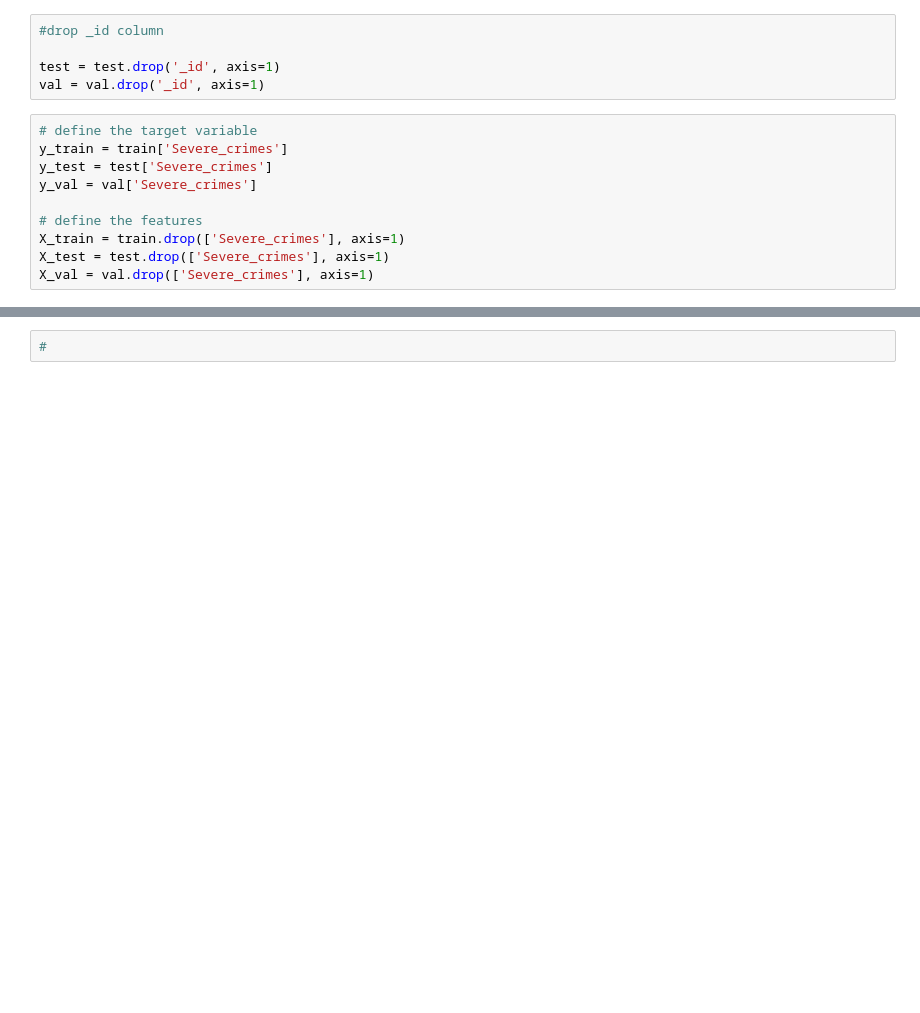
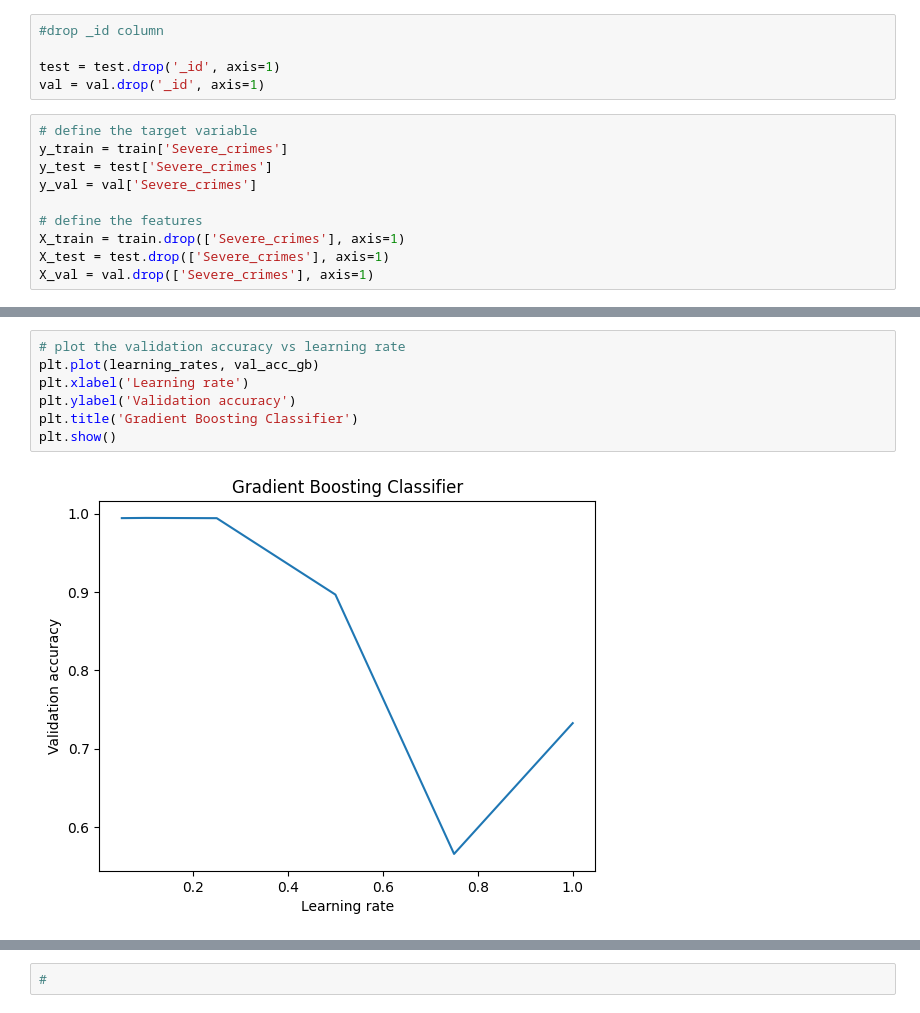
Before and after one commit to wdy908110776/ADAN8888-project-DW, a Jupyter notebook: notebooks/Week9.ipynb, the cells around one changed output, grey strips where cells are left out. Drawn from its saved outputs; the diff is of its cells as text; blank space fills up the shorter version.

```diff
--- a/notebooks/Week9.ipynb
+++ b/notebooks/Week9.ipynb
@@ -107,6 +126,15 @@ Learning rate:  1
 Accuracy score (training): 0.730
 Accuracy score (validation): 0.733
 -------------------------------------
+# %%
+# plot the validation accuracy vs learning rate
+plt.plot(learning_rates, val_acc_gb)
+plt.xlabel('Learning rate')
+plt.ylabel('Validation accuracy')
+plt.title('Gradient Boosting Classifier')
+plt.show()
+# %% [output]
+[figure, added]
 # %%
 # model 3: Cnn
 
```
Also changed, not shown: parts of 8 cells of this notebook, 3 other files.
